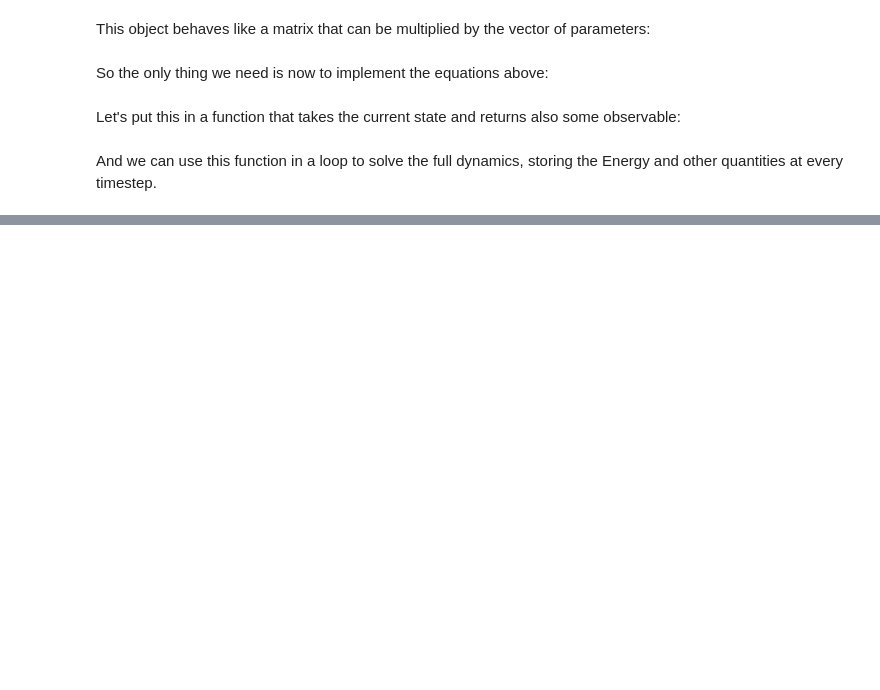
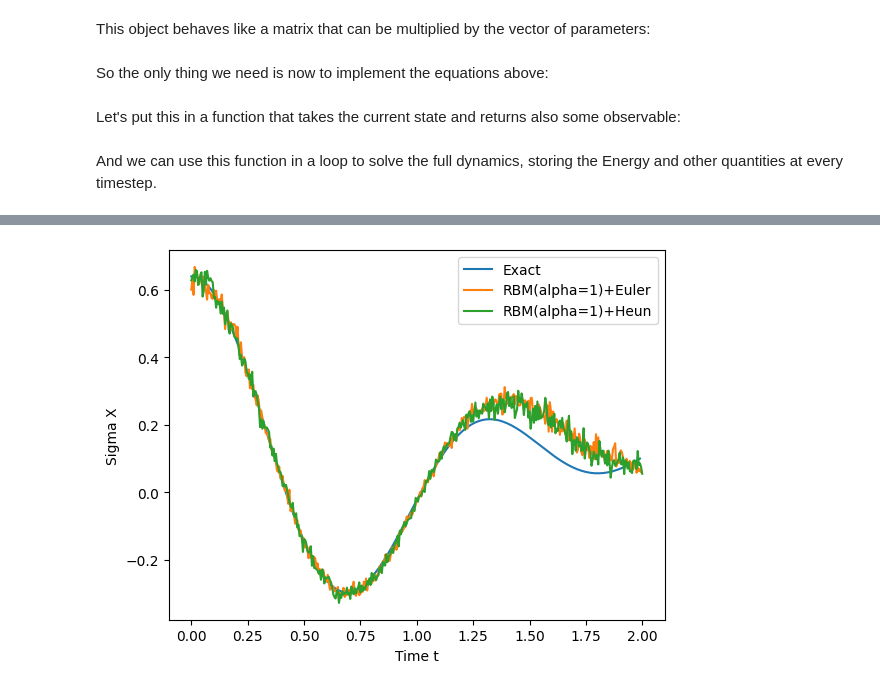
Before and after one commit to PhilipVinc/Lectures, a Jupyter notebook: 2209_Munich/Dynamics.ipynb, the cells around one changed output, grey strips where cells are left out. Cells and saved outputs as stored; diff of their text form; code cells hidden in the pictures; blank space fills up the shorter version.

```diff
--- a/2209_Munich/Dynamics.ipynb
+++ b/2209_Munich/Dynamics.ipynb
@@ -607,0 +806,9 @@ driver.run(T=1.0, obs={"Sx": Sx}, out=log)
+# %%
+plt.plot(sol.times, sol.expect[0], label = "Exact")
+plt.plot(log_dynamics.data['Sx'].iters, log_dynamics.data['Sx'].Mean.real, label="RBM(alpha=1)+Euler")
+plt.plot(log_heun.data['Sx'].iters, log_heun.data['Sx'].Mean.real, label="RBM(alpha=1)+Heun")
+plt.ylabel("Sigma X")
+plt.xlabel("Time t")
+plt.legend();
+# %% [output]
+[figure, added]
```
Also changed, not shown: parts of 75 cells of this notebook, 6 other files.
